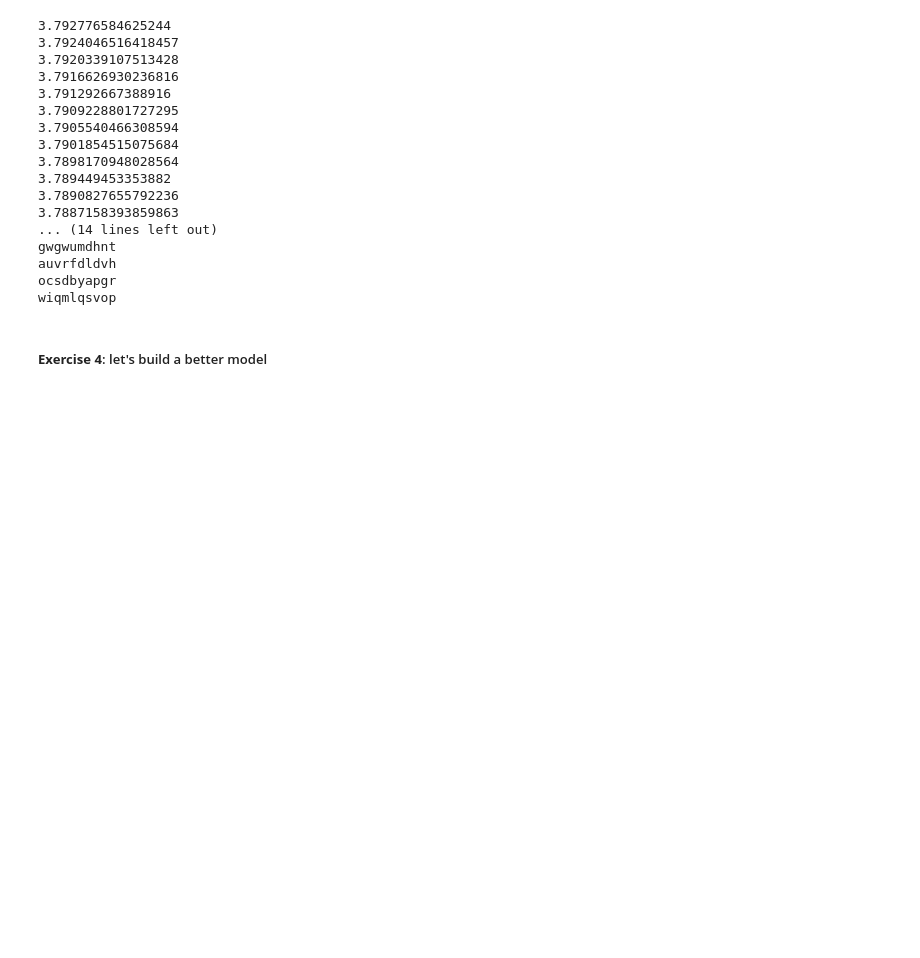
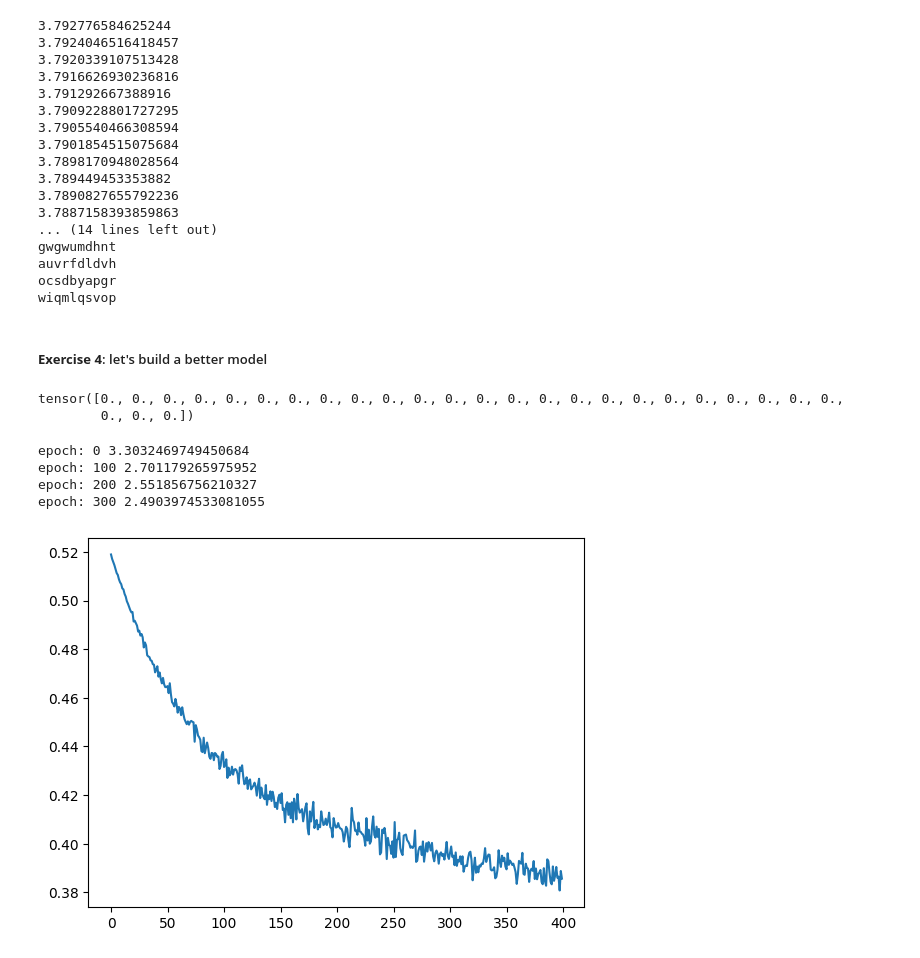
Before and after one commit to NailKhelifa/DL_ENSAE, a Jupyter notebook: problem.ipynb, the cells around one changed output. Saved outputs shown, nothing was run; the diff lists cells and outputs as text; code cells hidden in the pictures; blank space fills up the shorter version.

```diff
--- a/problem.ipynb
+++ b/problem.ipynb
@@ -60,7 +60,6 @@ plt.show()
 g = torch.Generator().manual_seed(2147483647)
 # %%
 # Normalize to obtain probabilities
-P = (N + 1)  # Add-one smoothing to avoid zero probabilities
-P /= P.sum(dim=1, keepdim=True)  # Normalize rows to sum to 1
+P = N/N.sum(dim=1, keepdim=True)
 # %%
 # sample 30 words from the model (hint: use torch.multinomial)
@@ -301,20 +295,25 @@ X_test, Y_test = build_dataset(words[n2:])
 # %%
 emb_size = 300
 g = torch.Generator().manual_seed(2147483647)
-C = torch.randn((vocab_size + 1, emb_size), generator=g) # Embedding table
-W1 = torch.randn((block_size * emb_size, hidden_size), generator=g) * (5/3) / (block_size * emb_size)**0.5
-b1 = torch.zeros(hidden_size)
-W2 = torch.randn((hidden_size, vocab_size + 1), generator=g) * 0.01
-b2 = torch.zeros(vocab_size + 1)
+C = torch.randn(27, emb_size)
+W1 = torch.randn(emb_size * block_size, 128)
+b1 = torch.zeros(128)
+W2 = torch.randn(128, 27)
+b2 = torch.zeros(27)
 parameters = [C, W1, b1, W2, b2]
 for p in parameters:
     p.requires_grad = True
-# %%
-# init weights (use torch.nn.init)
-b1 = ???
-b2 = ???
-W1 = ???
-W2 = ???
+# %%
+# init weights (use torch.nn.init)
+import torch.nn.init as init
+init.xavier_uniform_(W1)
+init.xavier_uniform_(W2)
+init.kaiming_uniform_(C, nonlinearity='relu')
+b1.data.zero_()
+b2.data.zero_()
+# %% [output]
+tensor([0., 0., 0., 0., 0., 0., 0., 0., 0., 0., 0., 0., 0., 0., 0., 0., 0., 0., 0., 0., 0., 0., 0., 0.,
+        0., 0., 0.])
 # %%
 stepi = []
 lossi = []
@@ -323,27 +322,39 @@ for p in parameters:
     p.requires_grad = True
 # %%
 # training loop (use the cross-entropy loss)
+lr = 1e-1
 batch_size = 3000
-for i in range(2000):
-
-    # minibatch
+for i in range(400):
     ix = torch.randint(0, X_train.shape[0], (batch_size,))
 
     # forward pass
-    emb = ???
-    h = ??? # hint: to flatten a tensor x, use x.view (-1, ...)
-    logits = ???
-    loss = ???
+    emb = C[X_train[ix]]
+    emb = emb.view(-1, emb_size * block_size)
+    h = emb @ W1 + b1
+    h = F.relu(h)
+    logits = h @ W2 + b2
+    loss = F.cross_entropy(logits, Y_train[ix])
+
     # backward pass
     for p in parameters:
         p.grad = None
-    ???
+    loss.backward()
+
     # update
     for p in parameters:
-        ???
+        p.data += -lr * p.grad
     stepi.append(i)
     lossi.append(loss.log10().item())
-    print(i, loss)
+    if i%100==0:
+        print("epoch:",i, loss.item())
+plt.plot(stepi, lossi)
+plt.show()
+# %% [output]
+epoch: 0 3.3032469749450684
+epoch: 100 2.701179265975952
+epoch: 200 2.551856756210327
+epoch: 300 2.4903974533081055
+[figure, added]
 # %%
 plt.plot(stepi, lossi)
 plt.show()
```
Also changed, not shown: parts of 9 cells of this notebook.
